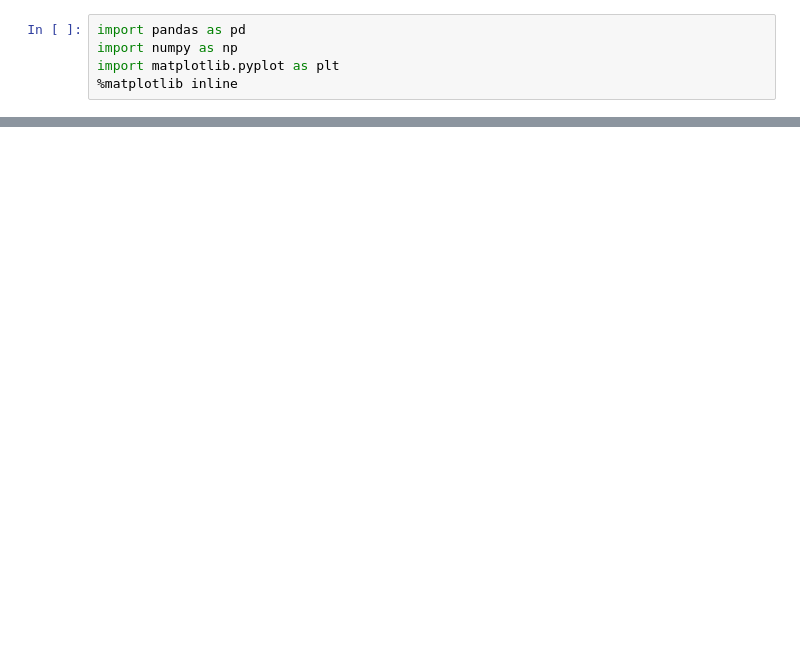
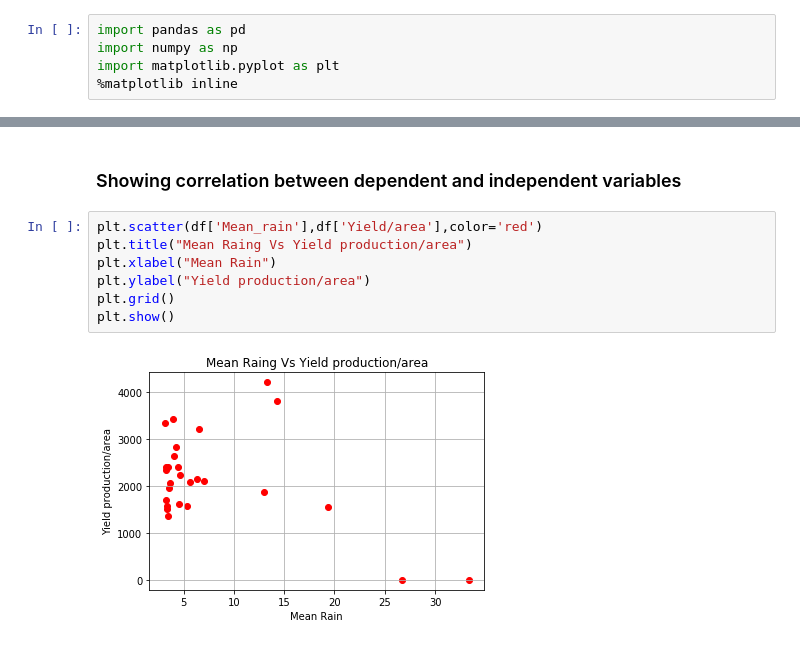
Before and after one commit to arghac14/CropYield-prediction, a Jupyter notebook: CropPrediction(data_exploration).ipynb, the cells around one changed output, grey strips where cells are left out. Cells and saved outputs as stored; diff of their text form; blank space fills up the shorter version.

Commit message:
Correlation shown between variables

```diff
--- a/CropPrediction(data_exploration).ipynb
+++ b/CropPrediction(data_exploration).ipynb
@@ -39,0 +31,11 @@ df
+# %% [markdown]
+### Showing correlation between dependent and independent variables
+# %%
+plt.scatter(df['Mean_rain'],df['Yield/area'],color='red')
+plt.title("Mean Raing Vs Yield production/area")
+plt.xlabel("Mean Rain")
+plt.ylabel("Yield production/area")
+plt.grid()
+plt.show()
+# %% [output]
+[figure, added]
```
Also changed, not shown: parts of 7 cells of this notebook.
